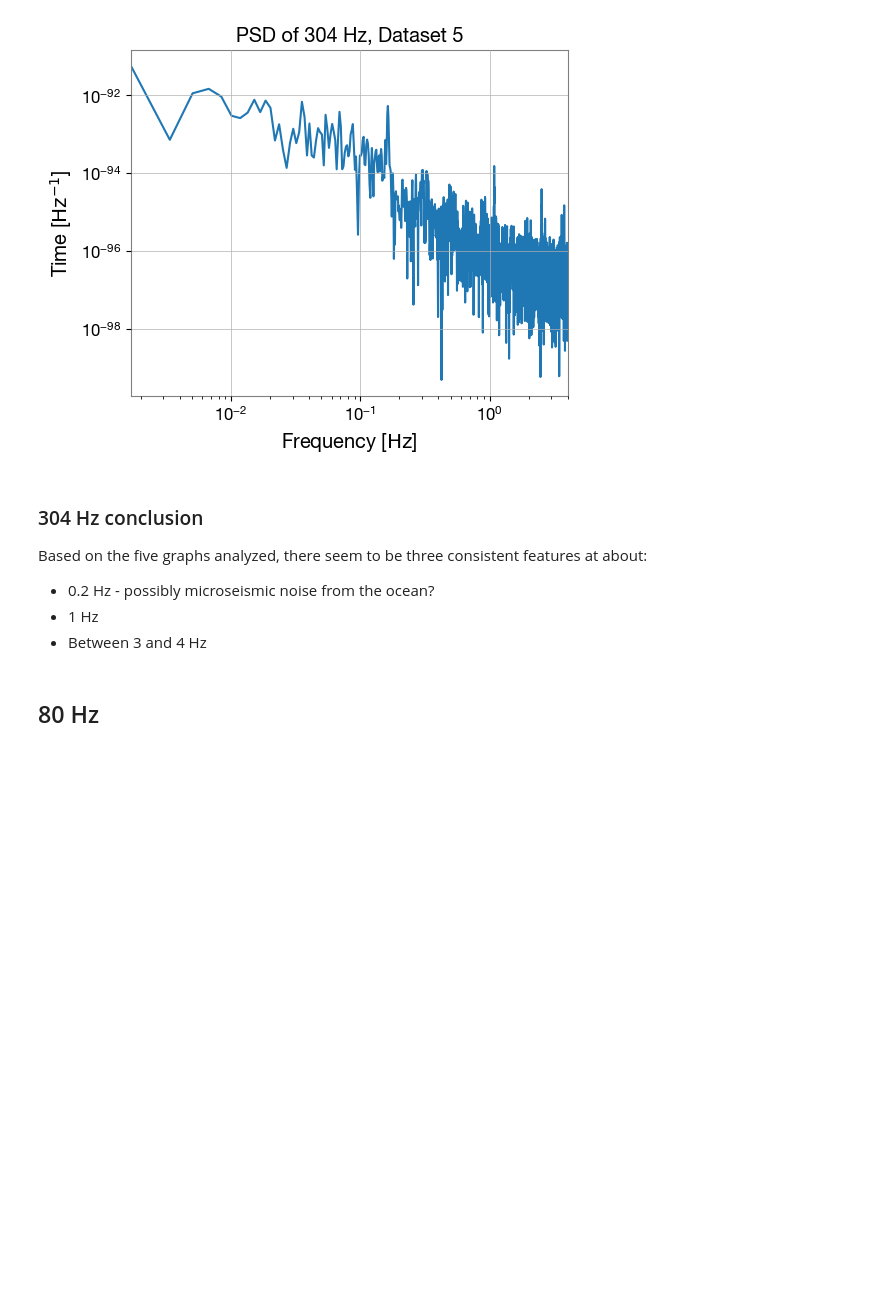
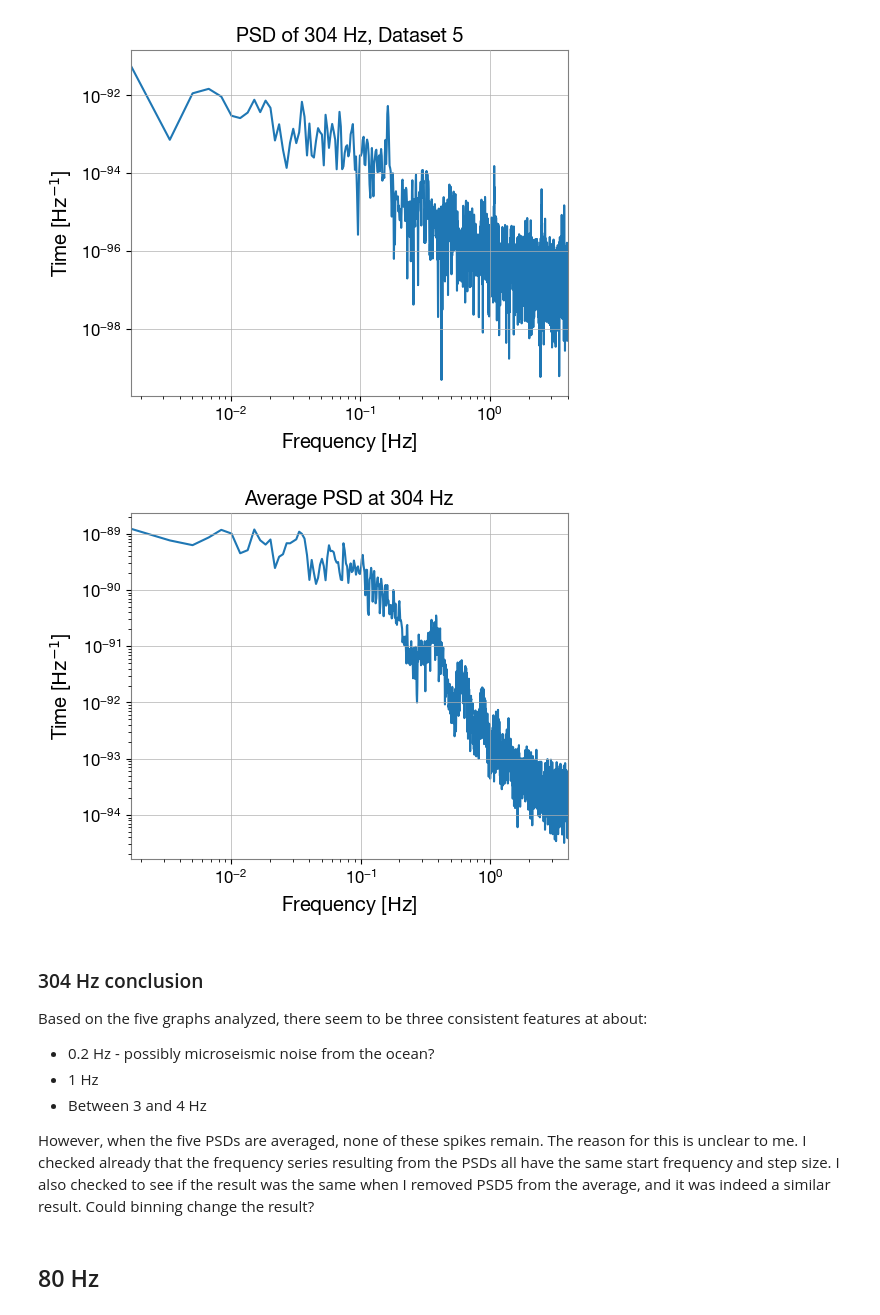
Before and after one commit to atcupps/GWInRP, a Jupyter notebook: freq_slice/more_adjacent_slices.ipynb, the cells around one changed output. Drawn from its saved outputs; the diff is of its cells as text; code cells hidden in the pictures; blank space fills up the shorter version.

```diff
--- a/freq_slice/more_adjacent_slices.ipynb
+++ b/freq_slice/more_adjacent_slices.ipynb
@@ -94,6 +94,17 @@ ax.set_title('PSD of 304 Hz, Dataset 5')
 plot.show()
 # %% [output]
 [figure]
+# %%
+# Taking the average of the five PSDs
+# I'm just taking the simple average
+# PSD5 has four fewer data points than the others
+avgPSD = (psd1[:-4] + psd2[:-4] + psd3[:-4] + psd4[:-4] + psd5) / 5
+plot = avgPSD.plot()
+ax = plot.gca()
+ax.set_title('Average PSD at 304 Hz')
+plot.show()
+# %% [output]
+[figure, added]
 # %% [markdown]
 ### 304 Hz conclusion
 
@@ -101,6 +112,8 @@ Based on the five graphs analyzed, there seem to be three consistent features at
 - 0.2 Hz - possibly microseismic noise from the ocean?
 - 1 Hz
 - Between 3 and 4 Hz
+
+However, when the five PSDs are averaged, none of these spikes remain. The reason for this is unclear to me. I checked already that the frequency series resulting from the PSDs all have the same start frequency and step size. I also checked to see if the result was the same when I removed PSD5 from the average, and it was indeed a similar result. Could binning change the result?
 # %% [markdown]
 ## 80 Hz
 # %%
```
Also changed, not shown: parts of 3 cells of this notebook, 1 other file.
